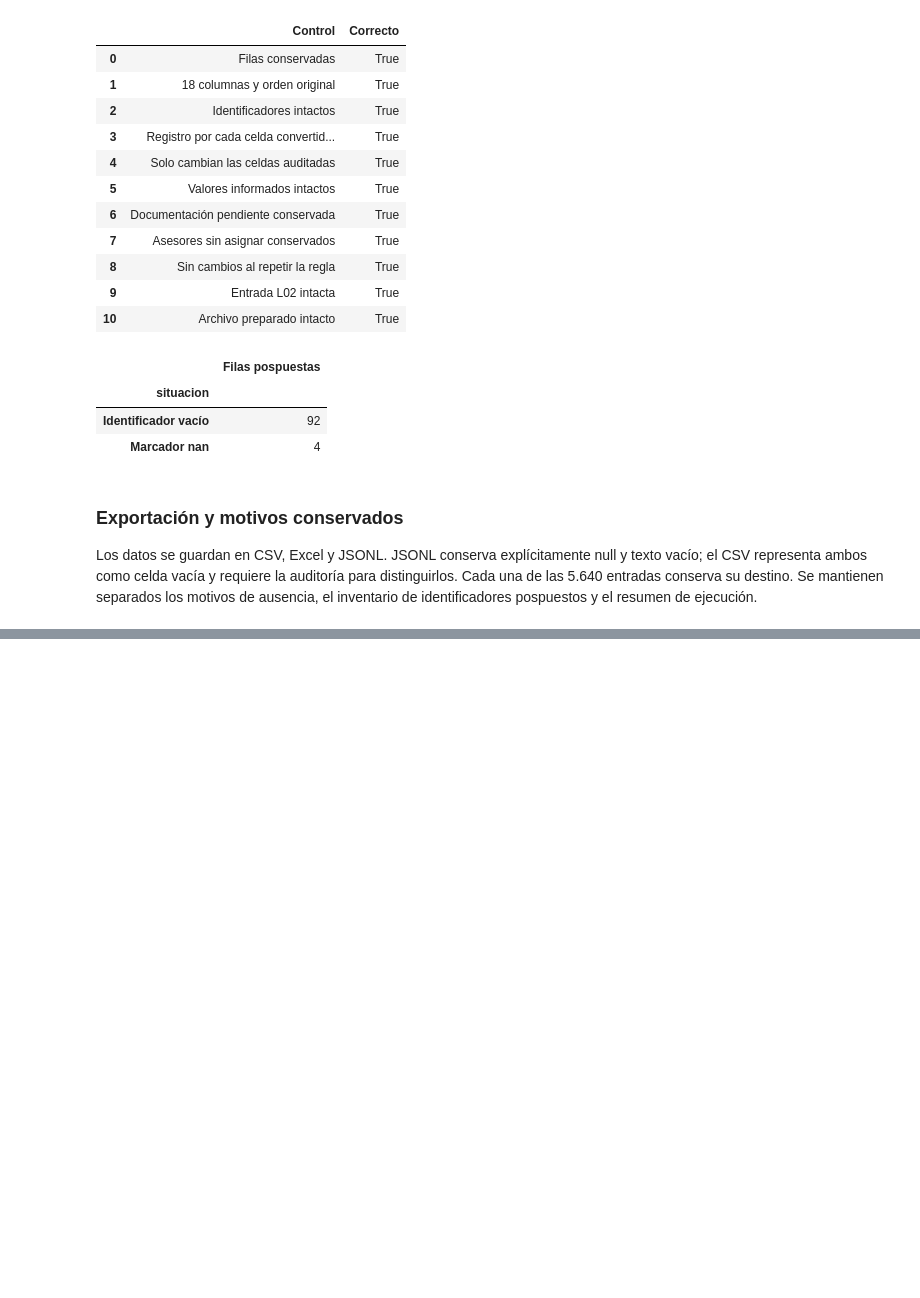
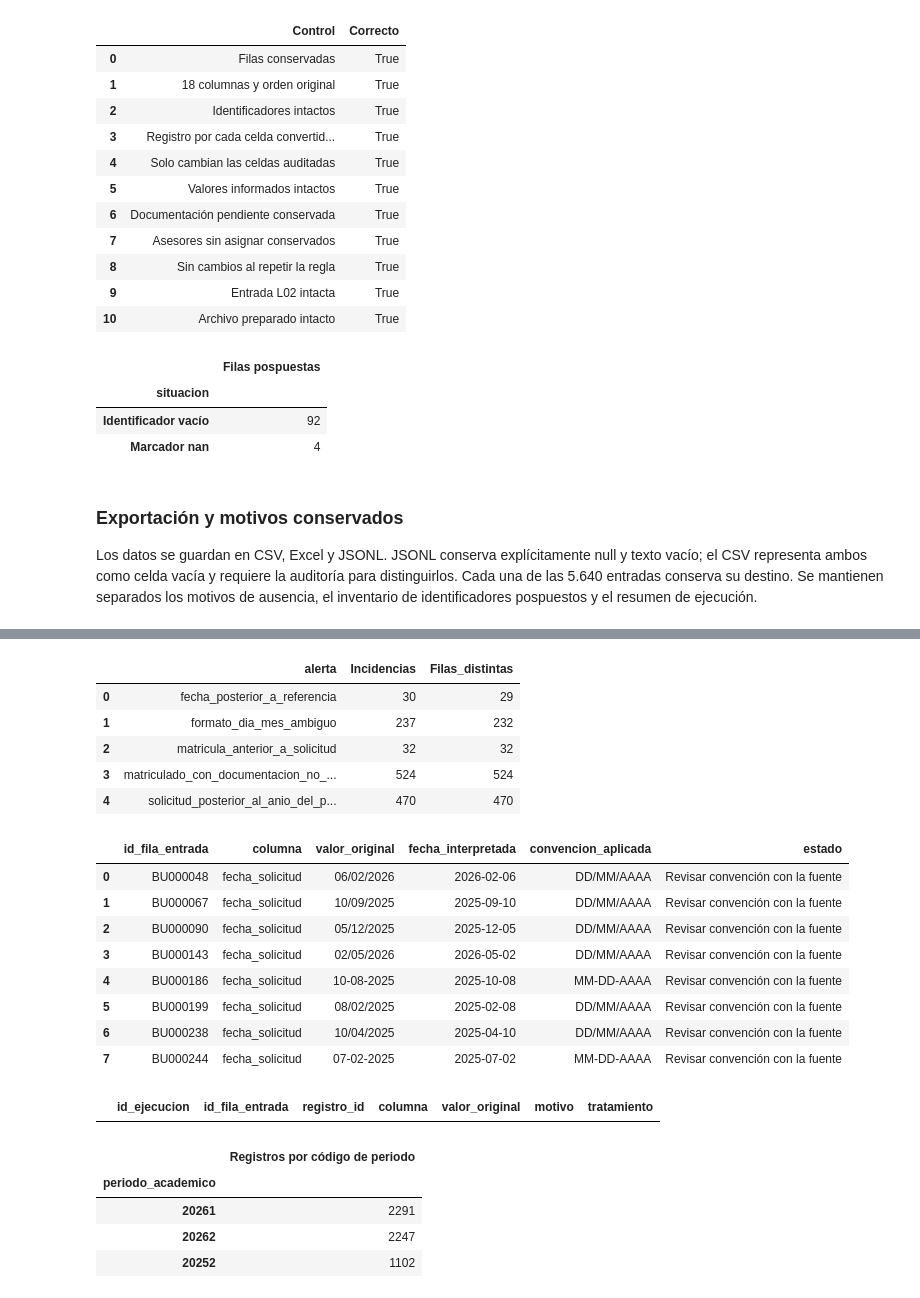
Before and after one commit to vivi-25-P/Analitica_Admisiones_Universitarias, a Jupyter notebook: notebooks/02_limpieza_base_unificada.ipynb, the cells around one changed output, grey strips where cells are left out. Saved outputs shown, nothing was run; the diff lists cells and outputs as text; code cells hidden in the pictures; blank space fills up the shorter version.

```diff
--- a/notebooks/02_limpieza_base_unificada.ipynb
+++ b/notebooks/02_limpieza_base_unificada.ipynb
@@ -754,0 +908,65 @@ Auditoría L03: reports/limpieza/ejecuciones/ausencias_v1_526ff5e27b_8850cae3_bb
+# %%
+referencia_l04 = date.fromisoformat(TYPES['fecha_referencia_alertas'])
+alertas_l04 = []
+origen_por_fila = origen_df.set_index('id_fila_entrada')['origen_sistema'].to_dict()
+def alerta_l04(indice, columna, motivo, detalle):
+    ident = ids_fila.loc[indice]
+    alertas_l04.append({'id_ejecucion': L04_ID, 'id_fila_entrada': ident,
+        'registro_id': original.loc[indice, 'registro_id'], 'origen_sistema': origen_por_fila[ident],
+        'columna': columna, 'alerta': motivo, 'detalle': detalle, 'accion': 'Conservar y revisar'})
+
+for item in ambiguas_l04:
+    indice = int(item['id_fila_entrada'][2:]) - 1
+    alerta_l04(indice, item['columna'], 'formato_dia_mes_ambiguo',
+        f"{item['valor_original']} interpretado como {item['fecha_interpretada']} mediante {item['convencion_aplicada']}")
+for indice, row in df_tipadas.iterrows():
+    solicitud, matricula = row['fecha_solicitud'], row['fecha_matricula']
+    for columna in TYPES['fechas']:
+        value = row[columna]
+        if value is not None and value > referencia_l04:
+            alerta_l04(indice, columna, 'fecha_posterior_a_referencia', value.isoformat())
+    if solicitud is not None and matricula is not None and matricula < solicitud:
+        alerta_l04(indice, 'fecha_matricula', 'matricula_anterior_a_solicitud',
+                    f'Solicitud {solicitud.isoformat()}; matrícula {matricula.isoformat()}')
+    periodo = row['periodo_academico']
+    if solicitud is not None and periodo is not None and solicitud.year > periodo // 10:
+        alerta_l04(indice, 'periodo_academico', 'solicitud_posterior_al_anio_del_periodo',
+                    f'Solicitud {solicitud.isoformat()}; periodo {periodo}')
+    for columna in [TYPES['puntaje'], TYPES['monetaria'], TYPES['entero']]:
+        value = row[columna]
+        if value is not None and value < 0:
+            alerta_l04(indice, columna, 'valor_negativo', texto_intercambio(value))
+    if row['duracion_semestres'] is not None and row['duracion_semestres'] not in {2, 8, 10}:
+        alerta_l04(indice, 'duracion_semestres', 'duracion_fuera_del_catalogo_de_trabajo', str(row['duracion_semestres']))
+    if row['estado_proceso'] == 'Matriculado' and row['documentos_completos'] in {'No', 'Pendiente'}:
+        alerta_l04(indice, 'documentos_completos', 'matriculado_con_documentacion_no_completa', row['documentos_completos'])
+
+alertas_l04_df = pd.DataFrame(alertas_l04, columns=['id_ejecucion', 'id_fila_entrada', 'registro_id',
+    'origen_sistema', 'columna', 'alerta', 'detalle', 'accion'])
+display(alertas_l04_df.groupby('alerta').agg(Incidencias=('id_fila_entrada', 'size'),
+    Filas_distintas=('id_fila_entrada', 'nunique')).reset_index())
+display(ambiguas_l04_df.head(8))
+display(errores_l04_df)
+display(df_tipadas['periodo_academico'].value_counts(dropna=False).rename('Registros por código de periodo').to_frame())
+# %% [output]
+|  | alerta | Incidencias | Filas_distintas |
+| 0 | fecha_posterior_a_referencia | 30 | 29 |
+| 1 | formato_dia_mes_ambiguo | 237 | 232 |
+| 2 | matricula_anterior_a_solicitud | 32 | 32 |
+| 3 | matriculado_con_documentacion_no_... | 524 | 524 |
+| 4 | solicitud_posterior_al_anio_del_p... | 470 | 470 |
+|  | id_fila_entrada | columna | valor_original | fecha_interpretada | convencion_aplicada | estado |
+| 0 | BU000048 | fecha_solicitud | 06/02/2026 | 2026-02-06 | DD/MM/AAAA | Revisar convención con la fuente |
+| 1 | BU000067 | fecha_solicitud | 10/09/2025 | 2025-09-10 | DD/MM/AAAA | Revisar convención con la fuente |
+| 2 | BU000090 | fecha_solicitud | 05/12/2025 | 2025-12-05 | DD/MM/AAAA | Revisar convención con la fuente |
+| 3 | BU000143 | fecha_solicitud | 02/05/2026 | 2026-05-02 | DD/MM/AAAA | Revisar convención con la fuente |
+| 4 | BU000186 | fecha_solicitud | 10-08-2025 | 2025-10-08 | MM-DD-AAAA | Revisar convención con la fuente |
+| 5 | BU000199 | fecha_solicitud | 08/02/2025 | 2025-02-08 | DD/MM/AAAA | Revisar convención con la fuente |
+| 6 | BU000238 | fecha_solicitud | 10/04/2025 | 2025-04-10 | DD/MM/AAAA | Revisar convención con la fuente |
+| 7 | BU000244 | fecha_solicitud | 07-02-2025 | 2025-07-02 | MM-DD-AAAA | Revisar convención con la fuente |
+|  | id_ejecucion | id_fila_entrada | registro_id | columna | valor_original | motivo | tratamiento |
+|  | Registros por código de periodo |
+| periodo_academico |  |
+| 20261 | 2291 |
+| 20262 | 2247 |
+| 20252 | 1102 |
```
Also changed, not shown: parts of 11 cells of this notebook, 47 other files.
